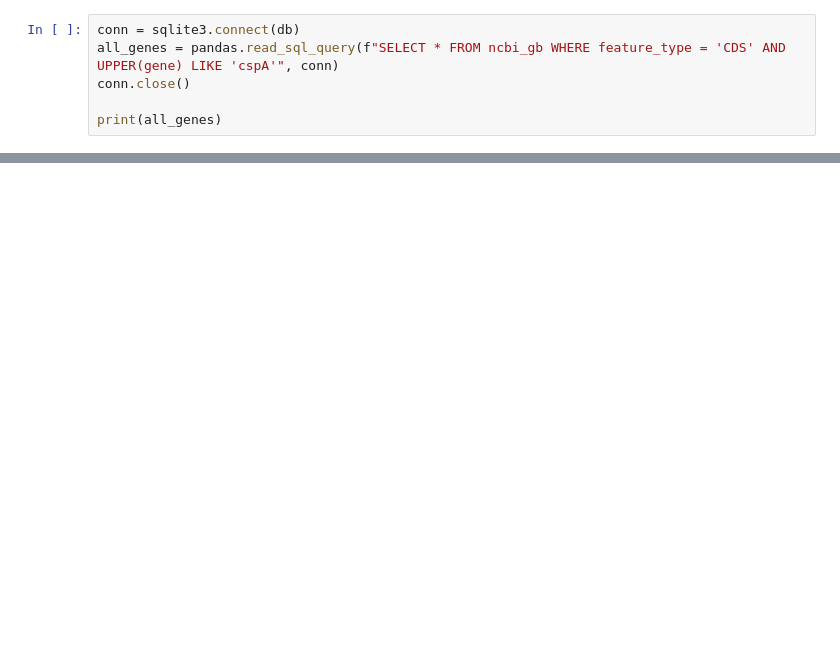
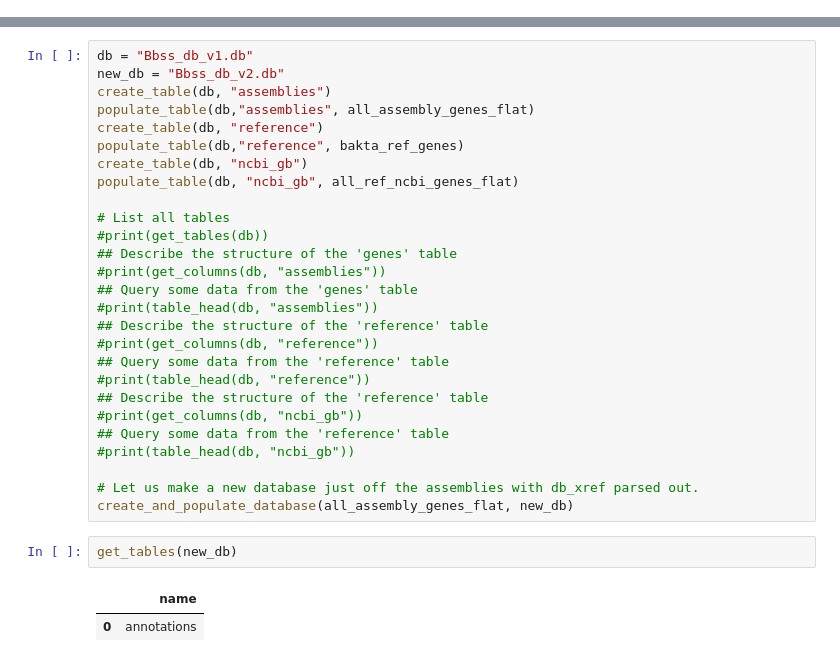
Before and after one commit to mjfos2r/longread_pangenome, a Jupyter notebook: notebooks/metadb/pan_genome_sql_exploration.ipynb, the cells around one changed output, grey strips where cells are left out. Cells and saved outputs as stored; diff of their text form; blank space fills up the shorter version.

```diff
--- a/notebooks/metadb/pan_genome_sql_exploration.ipynb
+++ b/notebooks/metadb/pan_genome_sql_exploration.ipynb
@@ -429,6 +0,0 @@ Index: []
-# %%
-conn = sqlite3.connect(db)
-all_genes = pandas.read_sql_query(f"SELECT * FROM ncbi_gb WHERE feature_type = 'CDS' AND UPPER(gene) LIKE 'cspA'", conn)
-conn.close()
-
-print(all_genes)
@@ -552,0 +327,32 @@ Error:
+# %%
+db = "Bbss_db_v1.db"
+new_db = "Bbss_db_v2.db"
+create_table(db, "assemblies")
+populate_table(db,"assemblies", all_assembly_genes_flat)
+create_table(db, "reference")
+populate_table(db,"reference", bakta_ref_genes)
+create_table(db, "ncbi_gb")
+populate_table(db, "ncbi_gb", all_ref_ncbi_genes_flat)
+
+# List all tables
+#print(get_tables(db))
+## Describe the structure of the 'genes' table
+#print(get_columns(db, "assemblies"))
+## Query some data from the 'genes' table
+#print(table_head(db, "assemblies"))
+## Describe the structure of the 'reference' table
+#print(get_columns(db, "reference"))
+## Query some data from the 'reference' table
+#print(table_head(db, "reference"))
+## Describe the structure of the 'reference' table
+#print(get_columns(db, "ncbi_gb"))
+## Query some data from the 'reference' table
+#print(table_head(db, "ncbi_gb"))
+
+# Let us make a new database just off the assemblies with db_xref parsed out.
+create_and_populate_database(all_assembly_genes_flat, new_db)
+# %%
+get_tables(new_db)
+# %% [output]
+|  | name |
+| 0 | annotations |
```
Also changed, not shown: parts of 43 cells of this notebook, 1 other file.
